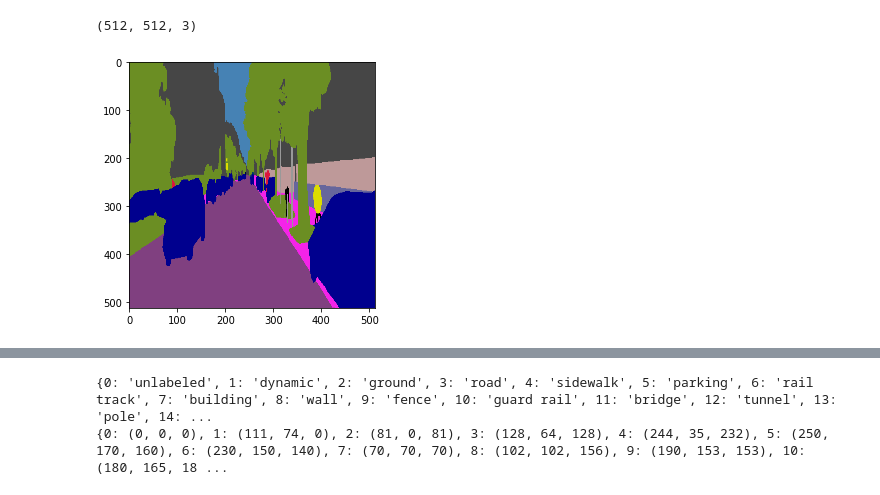
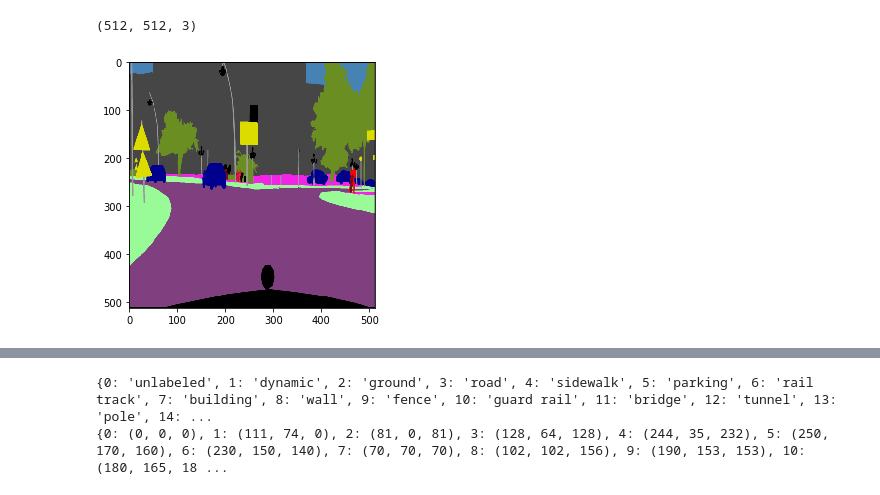
Before and after one commit to Eashwar-S/Semantic_Segmentation, a Jupyter notebook: U-net/MulticlassUnet-Cityscrapes.ipynb, the cells around one changed output, grey strips where cells are left out. Drawn from its saved outputs; the diff is of its cells as text; code cells hidden in the pictures.

```diff
--- a/U-net/MulticlassUnet-Cityscrapes.ipynb
+++ b/U-net/MulticlassUnet-Cityscrapes.ipynb
@@ -34,11 +36,11 @@ if d != '/home/ec2-user/SageMaker/Semantic_Segmentation' :
 # %%
-response = requests.get('https://test-seg.s3.amazonaws.com/kitti/training/semantic_rgb/000000_10.png')
-train = np.asarray(Image.open(BytesIO(response.content)), dtype='uint8')
+response = requests.get('https://test-seg.s3.amazonaws.com/Cityscrapes/gtFine/train/aachen/aachen_000000_000019_gtFine_color.png')
+train = np.asarray(Image.open(BytesIO(response.content)).convert('RGB'), dtype='uint8')
 train = cv2.resize(train, (512,512), interpolation = cv2.INTER_AREA)
 # train = cv2.cvtColor(train, cv2.COLOR_BGR2RGB)
 print(train.shape)
 imshow(train)
 plt.show()
 # %% [output]
 (512, 512, 3)
-[figure, old version]
+[figure, new version]
```
Also changed, not shown: parts of 17 cells of this notebook, 16 other files.
